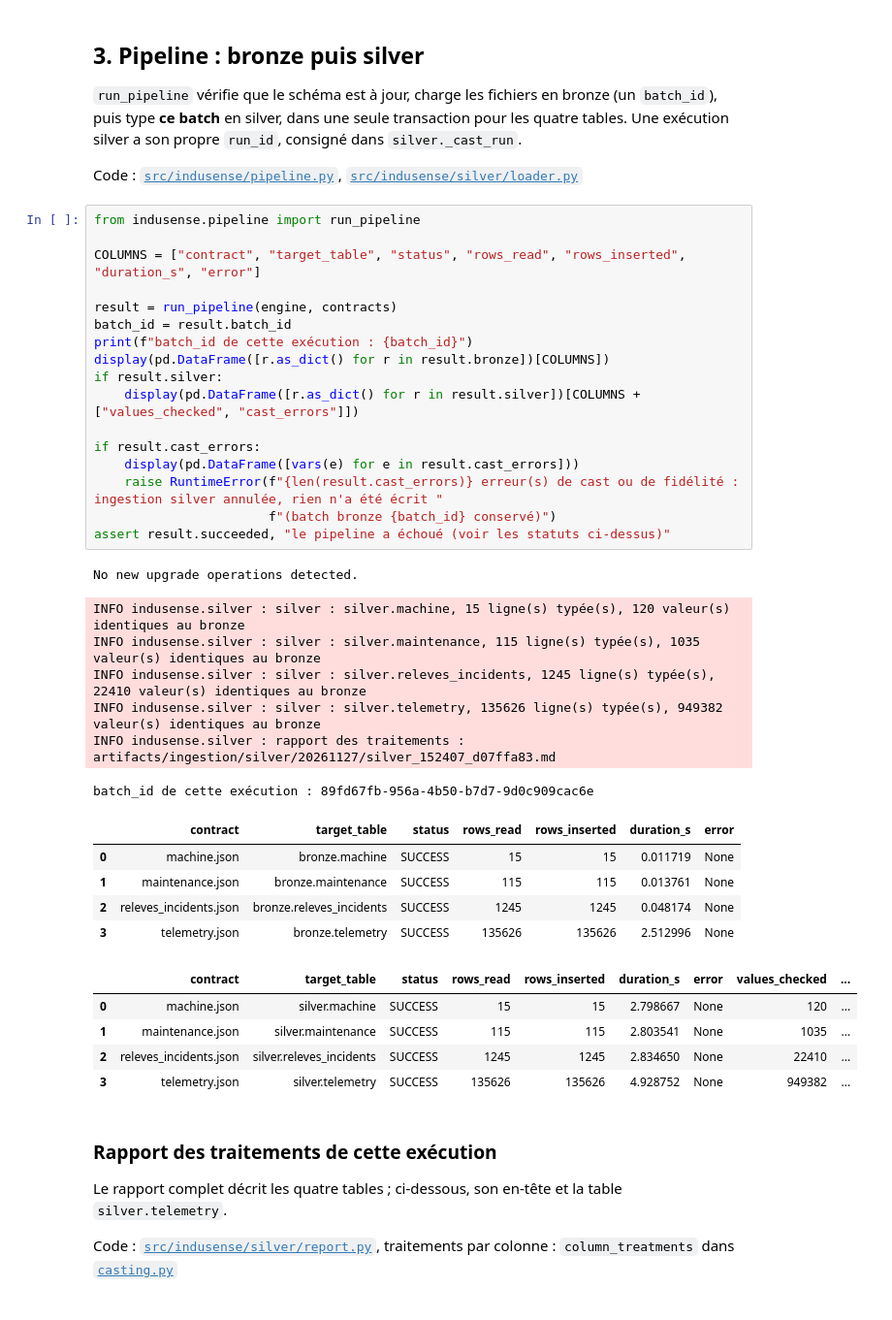
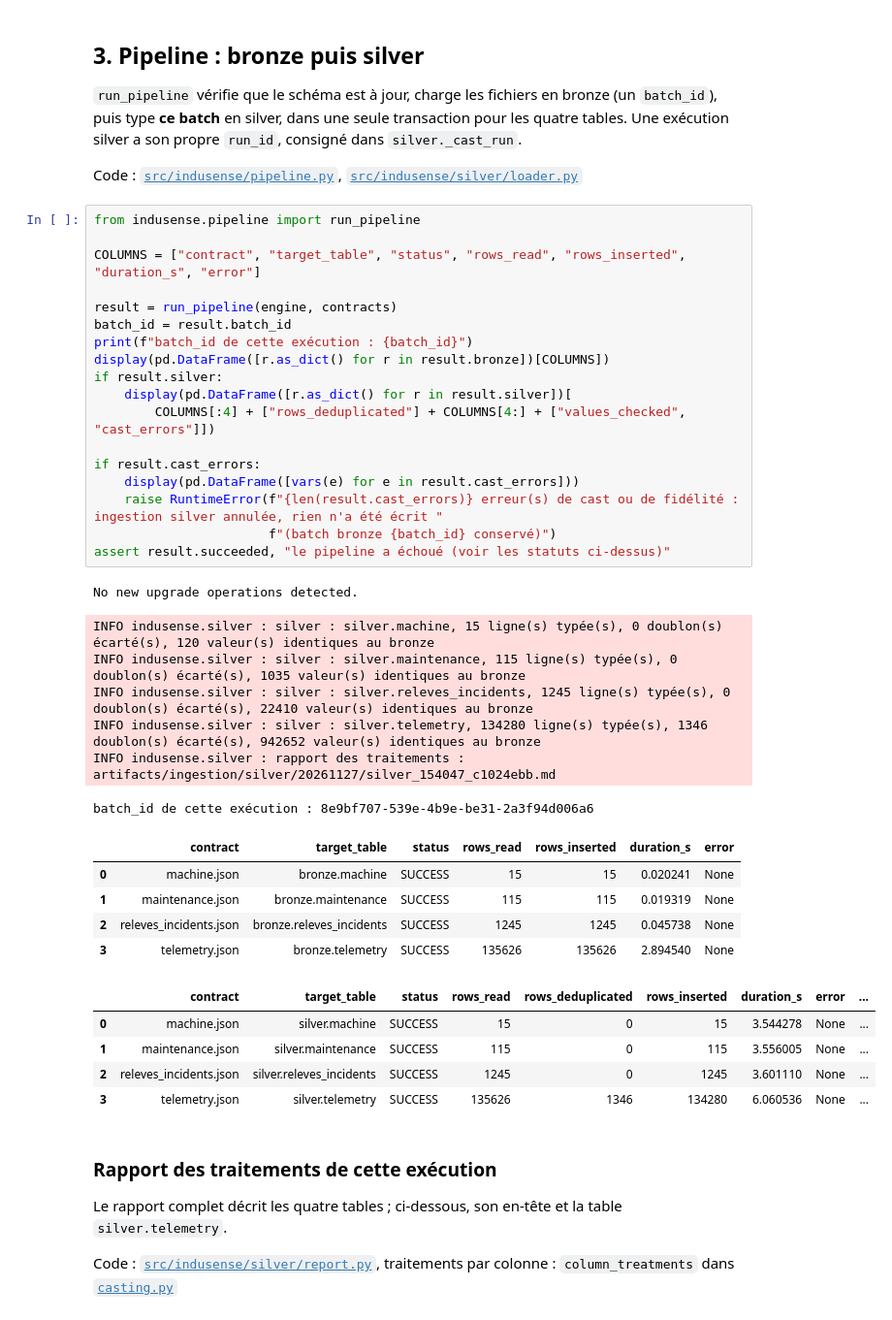
Before and after one commit to Xeliphmede/indusense, a Jupyter notebook: silver.ipynb, the cells around one changed output. Shown at 97% size. Cells and saved outputs as stored; diff of their text form.

```diff
--- a/silver.ipynb
+++ b/silver.ipynb
@@ -138,38 +142,39 @@ Code : [`src/indusense/pipeline.py`](src/indusense/pipeline.py),
 # %%
 from indusense.pipeline import run_pipeline
 
 COLUMNS = ["contract", "target_table", "status", "rows_read", "rows_inserted", "duration_s", "error"]
 
 result = run_pipeline(engine, contracts)
 batch_id = result.batch_id
 print(f"batch_id de cette exécution : {batch_id}")
 display(pd.DataFrame([r.as_dict() for r in result.bronze])[COLUMNS])
 if result.silver:
-    display(pd.DataFrame([r.as_dict() for r in result.silver])[COLUMNS + ["values_checked", "cast_errors"]])
+    display(pd.DataFrame([r.as_dict() for r in result.silver])[
+        COLUMNS[:4] + ["rows_deduplicated"] + COLUMNS[4:] + ["values_checked", "cast_errors"]])
 
 if result.cast_errors:
     display(pd.DataFrame([vars(e) for e in result.cast_errors]))
     raise RuntimeError(f"{len(result.cast_errors)} erreur(s) de cast ou de fidélité : ingestion silver annulée, rien n'a été écrit "
                        f"(batch bronze {batch_id} conservé)")
 assert result.succeeded, "le pipeline a échoué (voir les statuts ci-dessus)"
 # %% [output]
 No new upgrade operations detected.
-INFO indusense.silver : silver : silver.machine, 15 ligne(s) typée(s), 120 valeur(s) identiques au bronze
-INFO indusense.silver : silver : silver.maintenance, 115 ligne(s) typée(s), 1035 valeur(s) identiques au bronze
-INFO indusense.silver : silver : silver.releves_incidents, 1245 ligne(s) typée(s), 22410 valeur(s) identiques au bronze
-INFO indusense.silver : silver : silver.telemetry, 135626 ligne(s) typée(s), 949382 valeur(s) identiques au bronze
-INFO indusense.silver : rapport des traitements : artifacts/ingestion/silver/20261127/silver_152407_d07ffa83.md
+INFO indusense.silver : silver : silver.machine, 15 ligne(s) typée(s), 0 doublon(s) écarté(s), 120 valeur(s) identiques au bronze
+INFO indusense.silver : silver : silver.maintenance, 115 ligne(s) typée(s), 0 doublon(s) écarté(s), 1035 valeur(s) identiques au bronze
+INFO indusense.silver : silver : silver.releves_incidents, 1245 ligne(s) typée(s), 0 doublon(s) écarté(s), 22410 valeur(s) identiques au bronze
+INFO indusense.silver : silver : silver.telemetry, 134280 ligne(s) typée(s), 1346 doublon(s) écarté(s), 942652 valeur(s) identiques au bronze
+INFO indusense.silver : rapport des traitements : artifacts/ingestion/silver/20261127/silver_154047_c1024ebb.md
-batch_id de cette exécution : 89fd67fb-956a-4b50-b7d7-9d0c909cac6e
+batch_id de cette exécution : 8e9bf707-539e-4b9e-be31-2a3f94d006a6
 |  | contract | target_table | status | rows_read | rows_inserted | duration_s | error |
-| 0 | machine.json | bronze.machine | SUCCESS | 15 | 15 | 0.011719 | None |
-| 1 | maintenance.json | bronze.maintenance | SUCCESS | 115 | 115 | 0.013761 | None |
-| 2 | releves_incidents.json | bronze.releves_incidents | SUCCESS | 1245 | 1245 | 0.048174 | None |
-| 3 | telemetry.json | bronze.telemetry | SUCCESS | 135626 | 135626 | 2.512996 | None |
+| 0 | machine.json | bronze.machine | SUCCESS | 15 | 15 | 0.020241 | None |
+| 1 | maintenance.json | bronze.maintenance | SUCCESS | 115 | 115 | 0.019319 | None |
+| 2 | releves_incidents.json | bronze.releves_incidents | SUCCESS | 1245 | 1245 | 0.045738 | None |
+| 3 | telemetry.json | bronze.telemetry | SUCCESS | 135626 | 135626 | 2.894540 | None |
-|  | contract | target_table | status | rows_read | rows_inserted | duration_s | error | values_checked | ... |
-| 0 | machine.json | silver.machine | SUCCESS | 15 | 15 | 2.798667 | None | 120 | ... |
-| 1 | maintenance.json | silver.maintenance | SUCCESS | 115 | 115 | 2.803541 | None | 1035 | ... |
-| 2 | releves_incidents.json | silver.releves_incidents | SUCCESS | 1245 | 1245 | 2.834650 | None | 22410 | ... |
-| 3 | telemetry.json | silver.telemetry | SUCCESS | 135626 | 135626 | 4.928752 | None | 949382 | ... |
+|  | contract | target_table | status | rows_read | rows_deduplicated | rows_inserted | duration_s | error | ... |
+| 0 | machine.json | silver.machine | SUCCESS | 15 | 0 | 15 | 3.544278 | None | ... |
+| 1 | maintenance.json | silver.maintenance | SUCCESS | 115 | 0 | 115 | 3.556005 | None | ... |
+| 2 | releves_incidents.json | silver.releves_incidents | SUCCESS | 1245 | 0 | 1245 | 3.601110 | None | ... |
+| 3 | telemetry.json | silver.telemetry | SUCCESS | 135626 | 1346 | 134280 | 6.060536 | None | ... |
 # %% [markdown]
 ### Rapport des traitements de cette exécution
 
```
Also changed, not shown: parts of 22 cells of this notebook, 11 other files.
